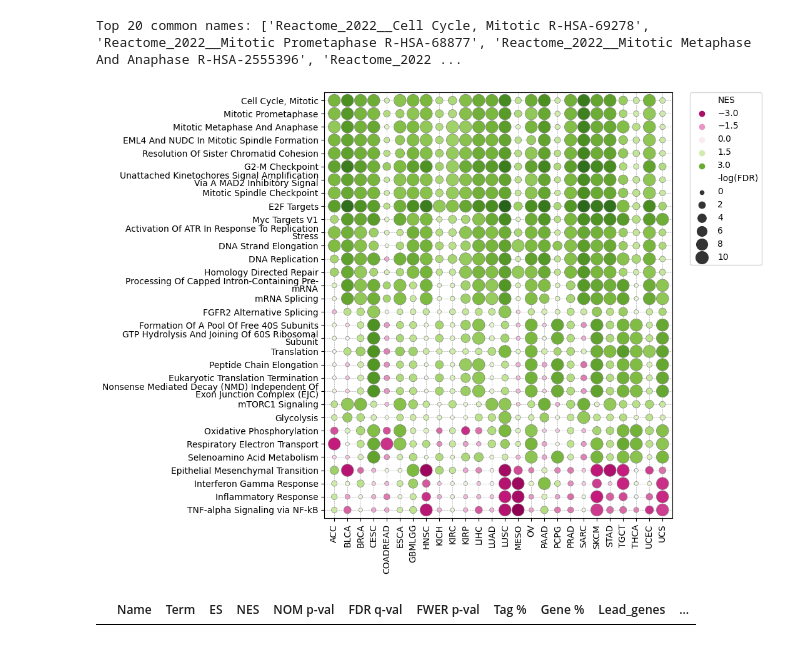
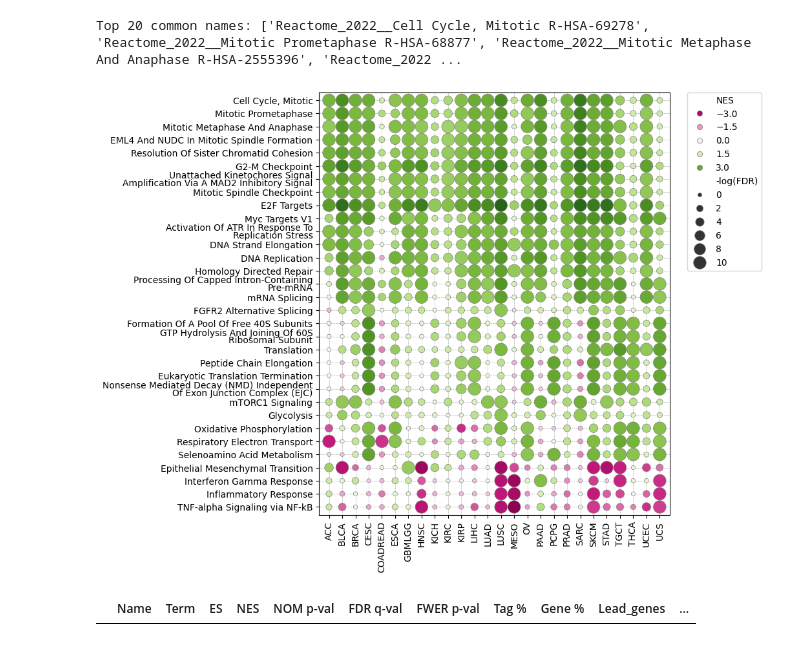
Before and after one commit to mostafajahanifar/pacman, a Jupyter notebook: gene_deseq_visualization.ipynb, the cells around one changed output. Saved outputs shown, nothing was run; the diff lists cells and outputs as text; code cells hidden in the pictures.

```diff
--- a/gene_deseq_visualization.ipynb
+++ b/gene_deseq_visualization.ipynb
@@ -61,7 +61,7 @@ from collections import defaultdict
 from pandas.api.types import CategoricalDtype # for sorting based on the list
 
 # Load data
-invalid_studies = ["THYM", "CHOL", "DLBC"] # ["PCPG", "UCS"]
+invalid_studies = ["THYM", "CHOL", "DLBC", "COADREAD_old"] # ["PCPG", "UCS"]
 root = "results_final_all/gene/dseq_results"
 studies = sorted([study for study in os.listdir(root) if os.path.isdir(os.path.join(root, study)) and study not in invalid_studies])
 df_lists = []
@@ -165,7 +165,7 @@ def clean_term(term):
     main_term = parts[1] if len(parts) > 1 else term
     if parts[0] == "Reactome_2022" and "R-HSA-" in main_term:
         main_term = main_term.split("R-HSA-")[0].strip()
-    return "\n".join(textwrap.wrap(main_term, width=45))
+    return "\n".join(textwrap.wrap(main_term, width=42))
 
 # Prepare data for plotting
 plot_data = []
@@ -188,39 +188,39 @@ plot_data = pd.concat(plot_data)
 
 # Plot the dotplot
 # plt.figure(figsize=(10, 6))
-fig, ax =plt.subplots(1,1,figsize=(11, 8))
+fig, ax =plt.subplots(1,1,figsize=(7, 8.5))
 dotplot = sns.scatterplot(
     data=plot_data,
     x="Study",
     y="Clean_Term",
     size="-log(FDR)",
     hue="NES",
     palette="PiYG",
     sizes=(20, 200),
     edgecolor="gray",
     linewidth=0.5,
     ax=ax
 )
 # Adjust line spacing for y-axis tick labels
 for label in ax.get_yticklabels():
     label.set_linespacing(0.8)  # Reduce line spacing
 
 ax.margins(y=0.02, x=0.03)
 dotplot.legend(bbox_to_anchor=(1.05, 1), loc='upper left', borderaxespad=0.)
 plt.xticks(rotation=90)
 plt.xlabel("")
 plt.ylabel("")
 # plt.title('Dotplot of Top Common Terms across Studies')
 plt.grid(True, which='both', linestyle='--', linewidth=0.5)
 plt.gca().set_axisbelow(True)
 
-plt.tight_layout()
+# plt.tight_layout()
 
 plt.savefig(f"{root}/dseq_results_complete_wide.png", dpi=600, bbox_inches = 'tight', pad_inches = 0.01)
 plt.savefig(f"{root}/dseq_results_complete_wide.pdf", dpi=600, bbox_inches = 'tight', pad_inches = 0.01)
 # %% [output]
 Top 20 common names: ['Reactome_2022__Cell Cycle, Mitotic R-HSA-69278', 'Reactome_2022__Mitotic Prometaphase R-HSA-68877', 'Reactome_2022__Mitotic Metaphase And Anaphase R-HSA-2555396', 'Reactome_2022 ...
-[figure, old version]
+[figure, new version]
 # %%
 top_20_names = [
 # Mitosis related
```
Also changed, not shown: 8 other files.
